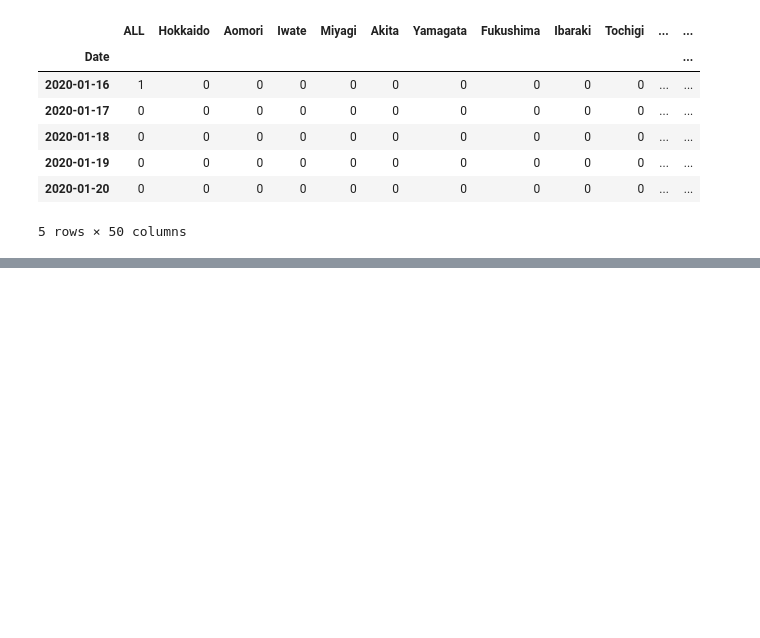
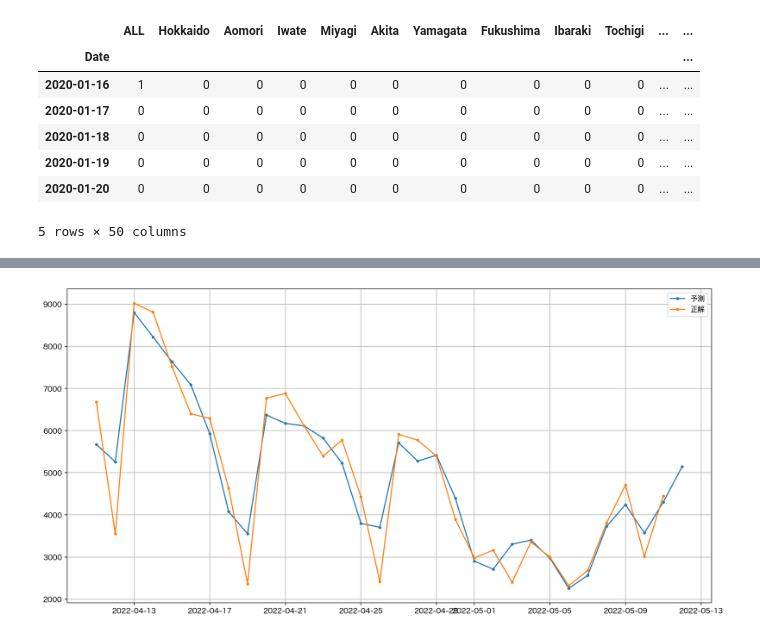
Before and after one commit to kosekitau/TimeSeries, a Jupyter notebook: notebook/virus_linear.ipynb, the cells around one changed output, grey strips where cells are left out. Drawn from its saved outputs; the diff is of its cells as text; code cells hidden in the pictures; blank space fills up the shorter version.

```diff
--- a/notebook/virus_linear.ipynb
+++ b/notebook/virus_linear.ipynb
@@ -186,7 +181,6 @@ Yts_new_pred = model.predict(Xts_new_trs) # 予測
 Yts_new_pred_inv = scalerY.inverse_transform(Yts_new_pred).reshape(-1, ) # 予測
 Yts_new_pred_inv_log_inv = np.expm1(Yts_new_pred_inv + np.log1p(Yts_org_new)) # expm1(予測値+log1p(前日の値))が予測値になる
 
-
-print(f'{Yts_new_pred_inv_log_inv}')
-print("東京都の{}の予測陽性者数：{}".format((df.index[-1] + datetime.timedelta(days=1)).strftime('%Y-%m-%d'), Yts_new_pred_inv_log_inv))
+p = np.round(Yts_new_pred_inv_log_inv[-1])
+print("東京都の{}の予測陽性者数：{}".format((df.index[-1] + datetime.timedelta(days=1)).strftime('%Y-%m-%d'), p))
 # %% [output]
@@ -197,0 +188,12 @@ print("東京都の{}の予測陽性者数：{}".format((df.index[-1] + datetime
+# %%
+# 最新の予測つき
+fig = plt.figure(figsize=(16, 8), dpi=180)
+ax = fig.add_subplot(111)
+x = pd.date_range(start="2022-04-11", periods=len(x)+1, freq="D")
+ax.plot(x, np.append(Yts_pred_inv_log_inv, p), label="予測", marker=".")
+ax.plot(x, np.append(Yts_org, np.nan), label="正解", marker=".")
+ax.legend()
+plt.grid(True)
+plt.show()
+# %% [output]
+[figure, added]
```
Also changed, not shown: parts of 11 cells of this notebook.
